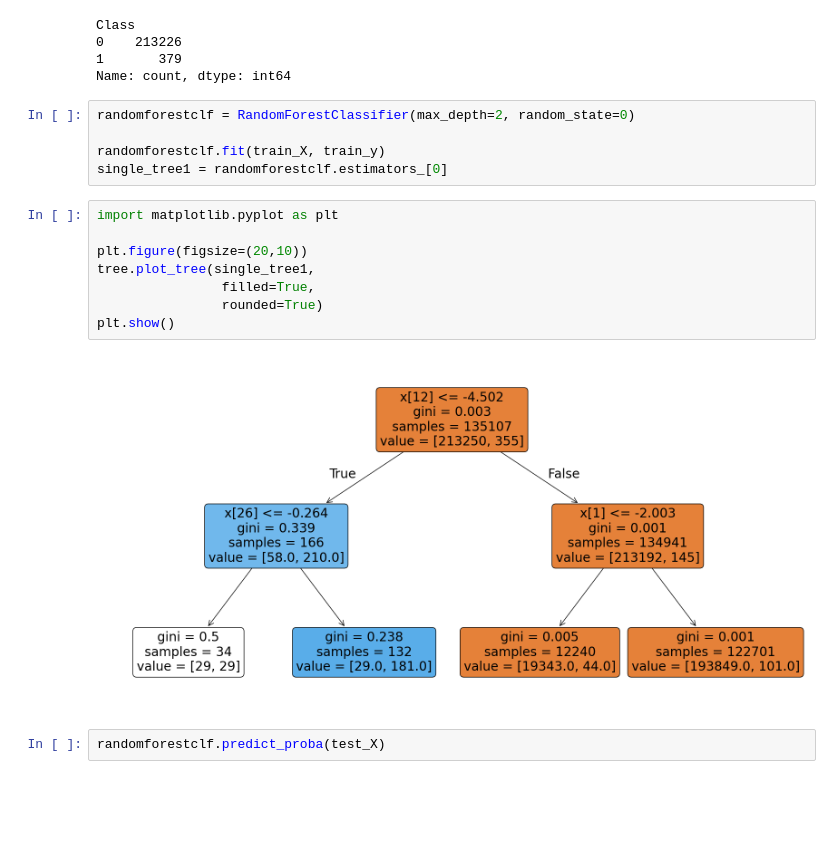
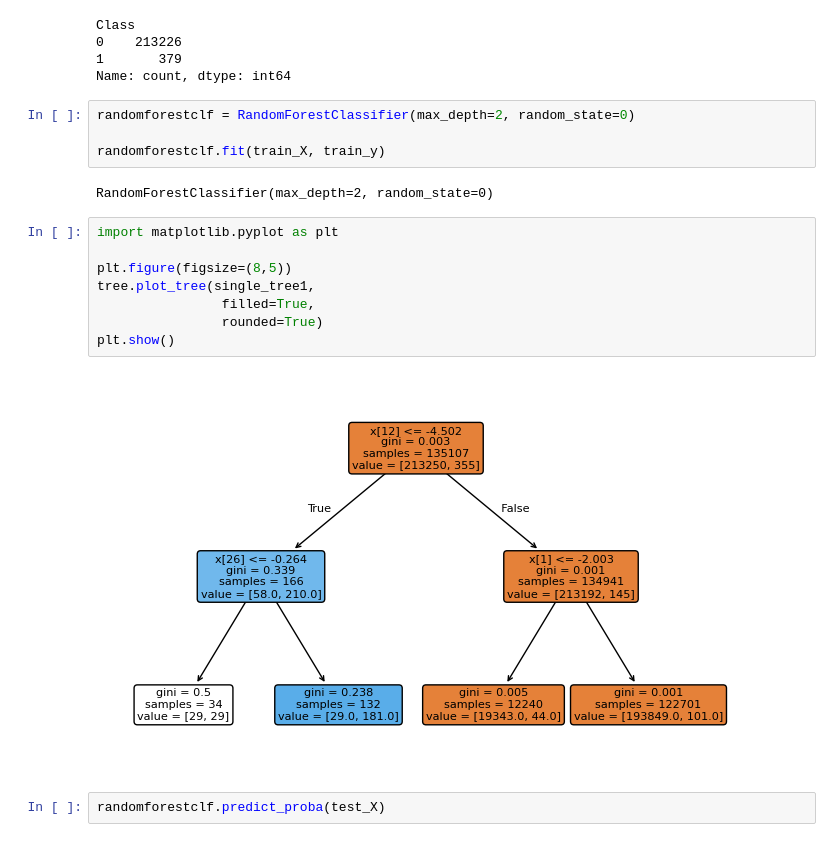
Before and after one commit to AayushJ91/ML_Projects, a Jupyter notebook: Weekly/mini-project.ipynb, the cells around one changed output. Saved outputs shown, nothing was run; the diff lists cells and outputs as text; blank space fills up the shorter version.

```diff
--- a/Weekly/mini-project.ipynb
+++ b/Weekly/mini-project.ipynb
@@ -43,17 +76,18 @@ Name: count, dtype: int64
 randomforestclf = RandomForestClassifier(max_depth=2, random_state=0)
 
 randomforestclf.fit(train_X, train_y)
-single_tree1 = randomforestclf.estimators_[0]
+# %% [output]
+RandomForestClassifier(max_depth=2, random_state=0)
 # %%
 import matplotlib.pyplot as plt
 
-plt.figure(figsize=(20,10))
+plt.figure(figsize=(8,5))
 tree.plot_tree(single_tree1,
                 filled=True,
                 rounded=True)
 plt.show()
 # %% [output]
-[figure, old version]
+[figure, new version]
 # %%
 randomforestclf.predict_proba(test_X)
 # %% [output]
```
Also changed, not shown: parts of 20 cells of this notebook, 6 other files.
